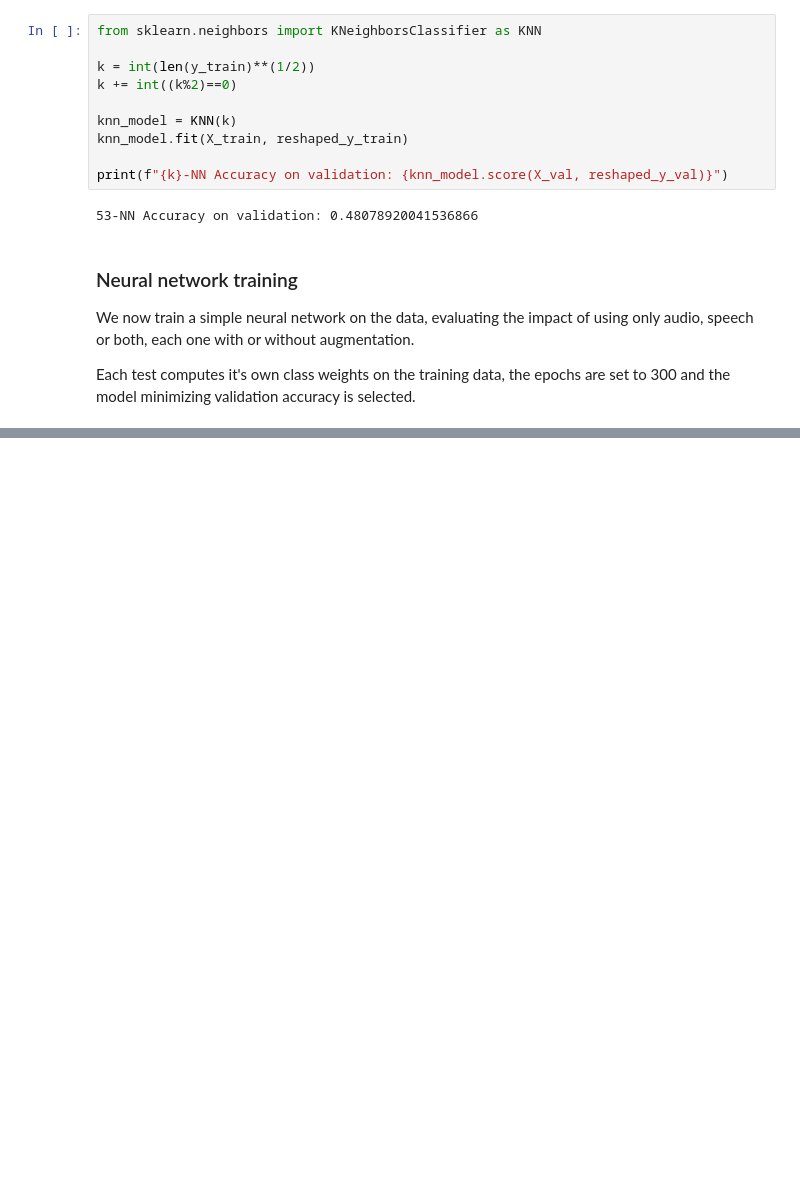
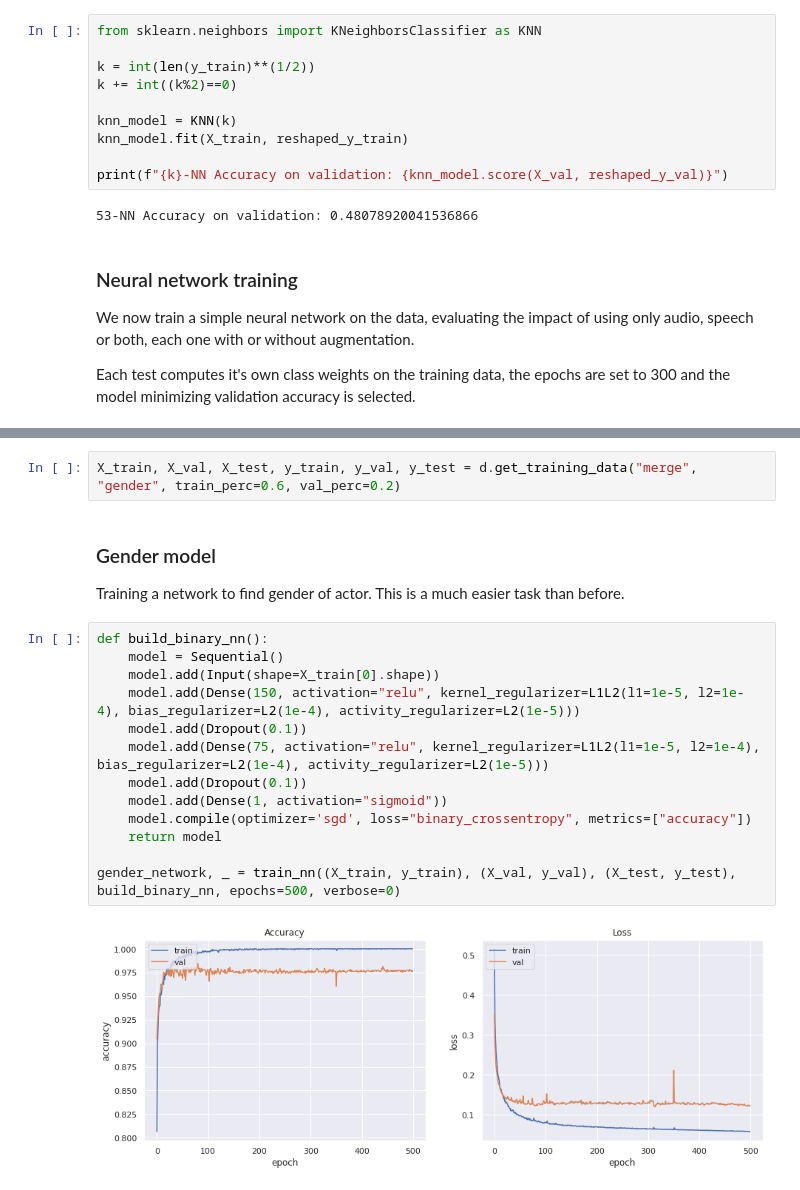
Before and after one commit to tomfran/ravdess-ser, a Jupyter notebook: notebook.ipynb, the cells around one changed output, grey strips where cells are left out. Cells and saved outputs as stored; diff of their text form; blank space fills up the shorter version.

```diff
--- a/notebook.ipynb
+++ b/notebook.ipynb
@@ -162,0 +168,20 @@ Augmentation seems pointless for song or speech classification, but it gives a s
+# %%
+X_train, X_val, X_test, y_train, y_val, y_test = d.get_training_data("merge", "gender", train_perc=0.6, val_perc=0.2)
+# %% [markdown]
+### Gender model
+Training a network to find gender of actor. This is a much easier task than before.
+# %%
+def build_binary_nn():
+    model = Sequential()
+    model.add(Input(shape=X_train[0].shape))
+    model.add(Dense(150, activation="relu", kernel_regularizer=L1L2(l1=1e-5, l2=1e-4), bias_regularizer=L2(1e-4), activity_regularizer=L2(1e-5)))
+    model.add(Dropout(0.1))
+    model.add(Dense(75, activation="relu", kernel_regularizer=L1L2(l1=1e-5, l2=1e-4), bias_regularizer=L2(1e-4), activity_regularizer=L2(1e-5)))
+    model.add(Dropout(0.1))
+    model.add(Dense(1, activation="sigmoid"))
+    model.compile(optimizer='sgd', loss="binary_crossentropy", metrics=["accuracy"])
+    return model
+
+gender_network, _ = train_nn((X_train, y_train), (X_val, y_val), (X_test, y_test), build_binary_nn, epochs=500, verbose=0)
+# %% [output]
+[figure, added]
```
Also changed, not shown: parts of 11 cells of this notebook, 4 other files.
